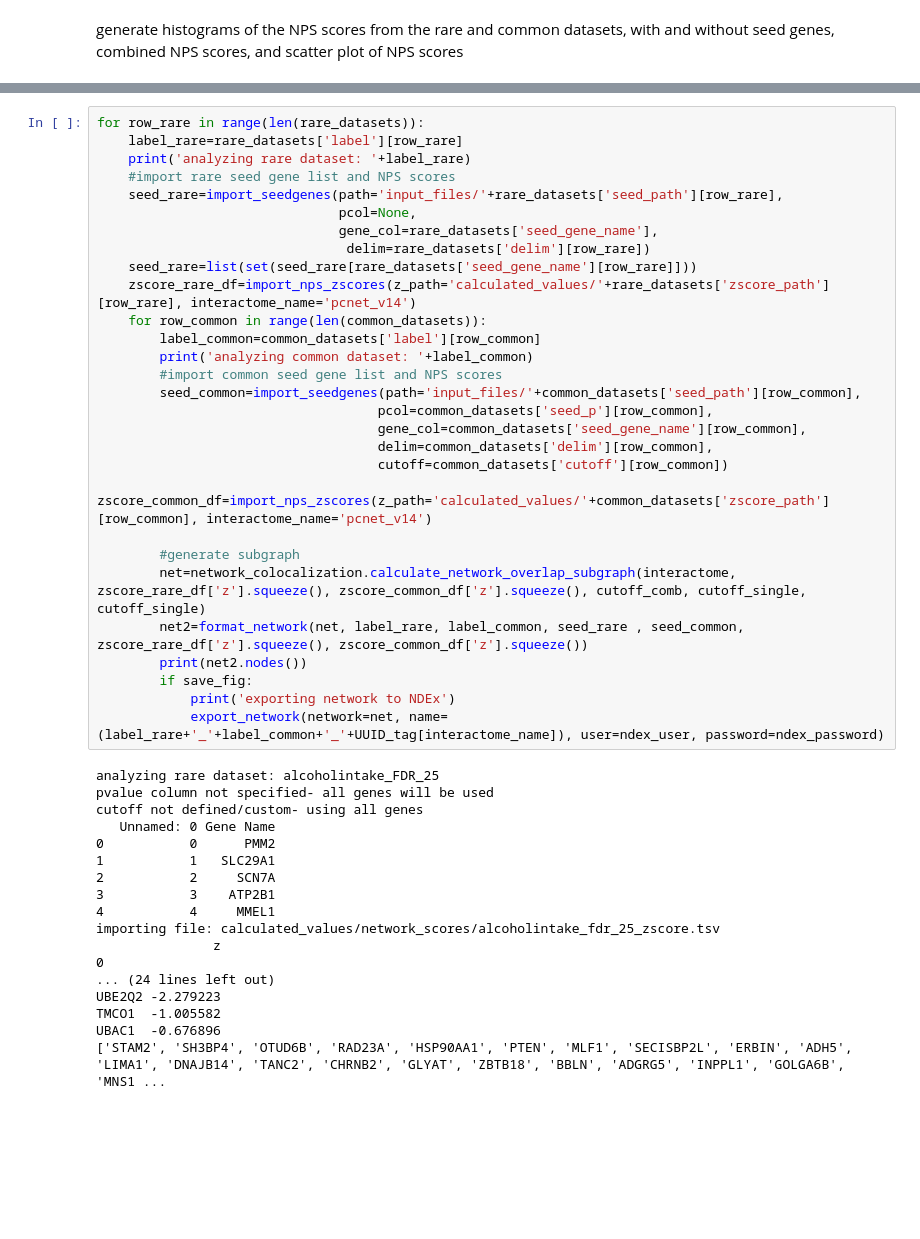
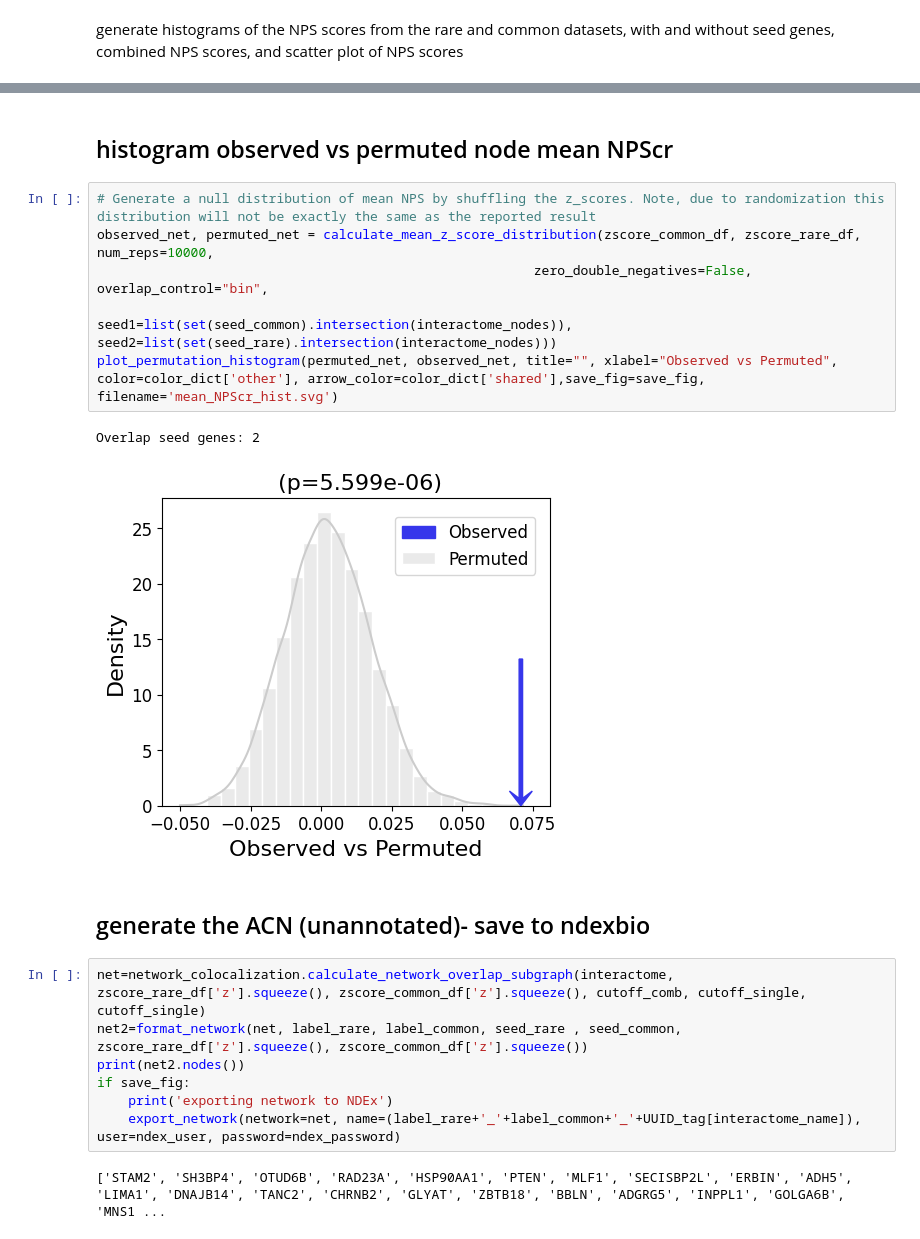
Before and after one commit to BSLeger/rare_common_alcohol_comparison, a Jupyter notebook: notebooks/rare_common_colocalization.ipynb, the cells around one changed output, grey strips where cells are left out. Drawn from its saved outputs; the diff is of its cells as text; blank space fills up the shorter version.

```diff
--- a/notebooks/rare_common_colocalization.ipynb
+++ b/notebooks/rare_common_colocalization.ipynb
@@ -266,47 +229,22 @@ importing file: calculated_values/network_scores/alcoholintake_fdr_25_zscore.tsv
+# %% [markdown]
+## histogram observed vs permuted node mean NPScr
+# %%
+# Generate a null distribution of mean NPS by shuffling the z_scores. Note, due to randomization this distribution will not be exactly the same as the reported result
+observed_net, permuted_net = calculate_mean_z_score_distribution(zscore_common_df, zscore_rare_df, num_reps=10000,
+                                                        zero_double_negatives=False, overlap_control="bin",
+                                                        seed1=list(set(seed_common).intersection(interactome_nodes)), seed2=list(set(seed_rare).intersection(interactome_nodes)))
+plot_permutation_histogram(permuted_net, observed_net, title="", xlabel="Observed vs Permuted", color=color_dict['other'], arrow_color=color_dict['shared'],save_fig=save_fig, filename='mean_NPScr_hist.svg')
+# %% [output]
+Overlap seed genes: 2
+[figure, added]
+# %% [markdown]
+## generate the ACN (unannotated)- save to ndexbio
 # %%
-for row_rare in range(len(rare_datasets)):
-    label_rare=rare_datasets['label'][row_rare]
-    print('analyzing rare dataset: '+label_rare)
-    #import rare seed gene list and NPS scores
-    seed_rare=import_seedgenes(path='input_files/'+rare_datasets['seed_path'][row_rare],
-                               pcol=None,
-                               gene_col=rare_datasets['seed_gene_name'],
-                                delim=rare_datasets['delim'][row_rare])
-    seed_rare=list(set(seed_rare[rare_datasets['seed_gene_name'][row_rare]]))
-    zscore_rare_df=import_nps_zscores(z_path='calculated_values/'+rare_datasets['zscore_path'][row_rare], interactome_name='pcnet_v14')
-    for row_common in range(len(common_datasets)):
-        label_common=common_datasets['label'][row_common]
-        print('analyzing common dataset: '+label_common)
-        #import common seed gene list and NPS scores
-        seed_common=import_seedgenes(path='input_files/'+common_datasets['seed_path'][row_common],
-                                    pcol=common_datasets['seed_p'][row_common],
-                                    gene_col=common_datasets['seed_gene_name'][row_common],
-                                    delim=common_datasets['delim'][row_common],
-                                    cutoff=common_datasets['cutoff'][row_common])
-        zscore_common_df=import_nps_zscores(z_path='calculated_values/'+common_datasets['zscore_path'][row_common], interactome_name='pcnet_v14')
-
-        #generate subgraph
-        net=network_colocalization.calculate_network_overlap_subgraph(interactome, zscore_rare_df['z'].squeeze(), zscore_common_df['z'].squeeze(), cutoff_comb, cutoff_single, cutoff_single)
-        net2=format_network(net, label_rare, label_common, seed_rare , seed_common, zscore_rare_df['z'].squeeze(), zscore_common_df['z'].squeeze())
-        print(net2.nodes())
-        if save_fig:
-            print('exporting network to NDEx')
-            export_network(network=net, name=(label_rare+'_'+label_common+'_'+UUID_tag[interactome_name]), user=ndex_user, password=ndex_password)
+net=network_colocalization.calculate_network_overlap_subgraph(interactome, zscore_rare_df['z'].squeeze(), zscore_common_df['z'].squeeze(), cutoff_comb, cutoff_single, cutoff_single)
+net2=format_network(net, label_rare, label_common, seed_rare , seed_common, zscore_rare_df['z'].squeeze(), zscore_common_df['z'].squeeze())
+print(net2.nodes())
+if save_fig:
+    print('exporting network to NDEx')
+    export_network(network=net, name=(label_rare+'_'+label_common+'_'+UUID_tag[interactome_name]), user=ndex_user, password=ndex_password)
 # %% [output]
-analyzing rare dataset: alcoholintake_FDR_25
-pvalue column not specified- all genes will be used
-cutoff not defined/custom- using all genes
-   Unnamed: 0 Gene Name
-0           0      PMM2
-1           1   SLC29A1
-2           2     SCN7A
-3           3    ATP2B1
-4           4     MMEL1
-importing file: calculated_values/network_scores/alcoholintake_fdr_25_zscore.tsv
-               z
-0
-... (24 lines left out)
-UBE2Q2 -2.279223
-TMCO1  -1.005582
-UBAC1  -0.676896
 ['STAM2', 'SH3BP4', 'OTUD6B', 'RAD23A', 'HSP90AA1', 'PTEN', 'MLF1', 'SECISBP2L', 'ERBIN', 'ADH5', 'LIMA1', 'DNAJB14', 'TANC2', 'CHRNB2', 'GLYAT', 'ZBTB18', 'BBLN', 'ADGRG5', 'INPPL1', 'GOLGA6B', 'MNS1 ...
```
Also changed, not shown: parts of 53 cells of this notebook, 4 other files.
